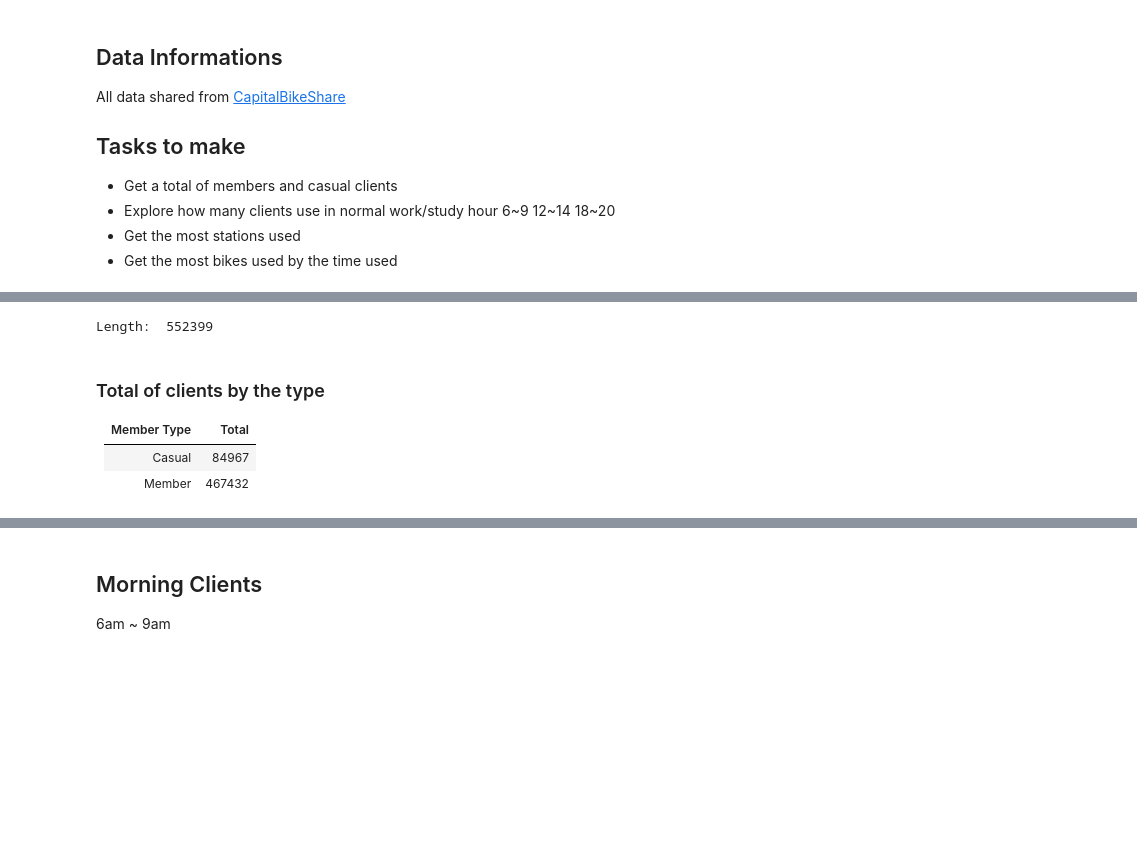
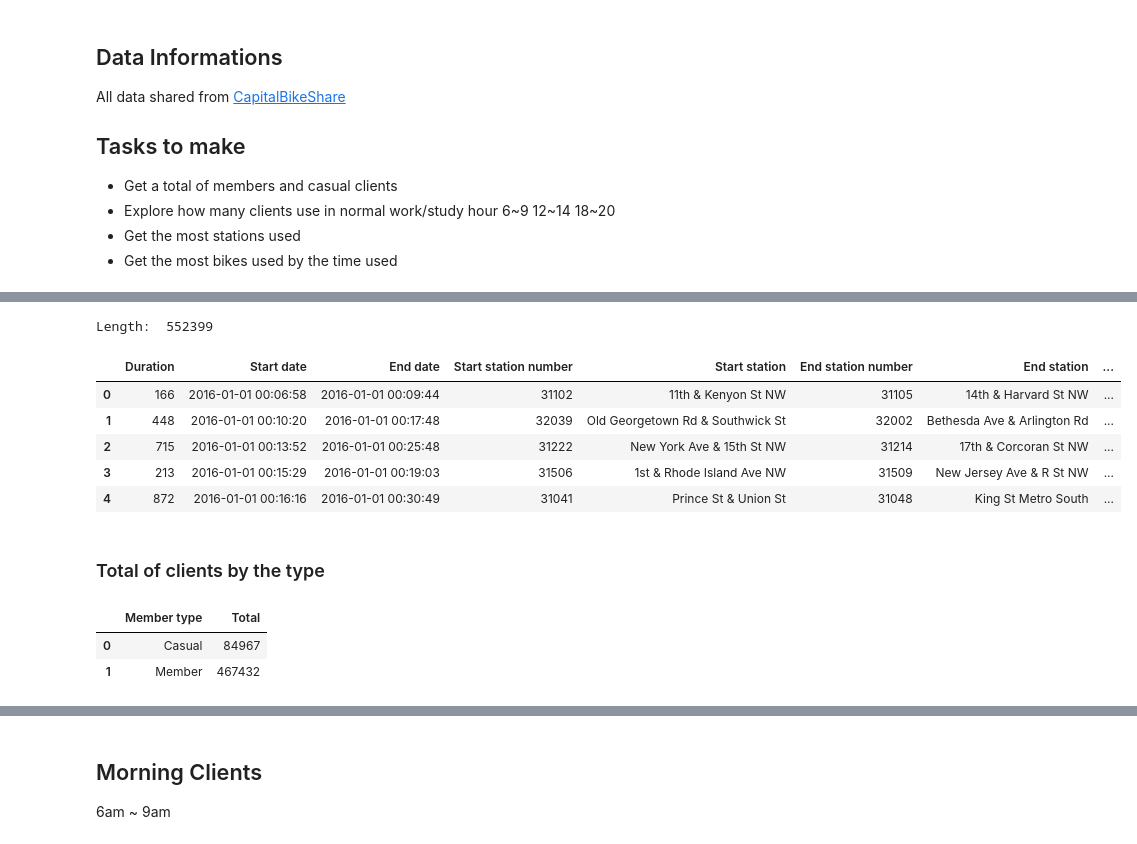
Before and after one commit to claupereirajr/datascience_study, a Jupyter notebook: aula10/Scripts - study bike sharing.ipynb, the cells around one changed output, grey strips where cells are left out. Drawn from its saved outputs; the diff is of its cells as text; code cells hidden in the pictures; blank space fills up the shorter version.

```diff
--- a/aula10/Scripts - study bike sharing.ipynb
+++ b/aula10/Scripts - study bike sharing.ipynb
@@ -31,20 +46,25 @@ Length:  552399
 # %%
 dataframe_tripdata = dataframe_tripdata_raw.copy()
 print('Length: ',len(dataframe_tripdata))
-#dataframe_tripdata.head()
+dataframe_tripdata.head()
 # %% [output]
 Length:  552399
+|  | Duration | Start date | End date | Start station number | Start station | End station number | End station | ... |
+| 0 | 166 | 2016-01-01 00:06:58 | 2016-01-01 00:09:44 | 31102 | 11th & Kenyon St NW | 31105 | 14th & Harvard St NW | ... |
+| 1 | 448 | 2016-01-01 00:10:20 | 2016-01-01 00:17:48 | 32039 | Old Georgetown Rd & Southwick St | 32002 | Bethesda Ave & Arlington Rd | ... |
+| 2 | 715 | 2016-01-01 00:13:52 | 2016-01-01 00:25:48 | 31222 | New York Ave & 15th St NW | 31214 | 17th & Corcoran St NW | ... |
+| 3 | 213 | 2016-01-01 00:15:29 | 2016-01-01 00:19:03 | 31506 | 1st & Rhode Island Ave NW | 31509 | New Jersey Ave & R St NW | ... |
+| 4 | 872 | 2016-01-01 00:16:16 | 2016-01-01 00:30:49 | 31041 | Prince St & Union St | 31048 | King St Metro South | ... |
+# %% [markdown]
+### Total of clients by the type
 # %%
 dataframe_membertype = dataframe_tripdata.groupby('Member type')['Duration'].count().reset_index()
 dataframe_membertype.rename(columns={'Duration':'Total'}, inplace=True)
-#dataframe_membertype.head()
+dataframe_membertype.head()
+# %% [output]
+|  | Member type | Total |
+| 0 | Casual | 84967 |
+| 1 | Member | 467432 |
-# %% [markdown]
-### Total of clients by the type
-
-| Member Type	| Total |
-|----|----|
-| Casual	| 84967 |
-| Member	| 467432 |
 # %%
 dataframe_casualclients = dataframe_tripdata[dataframe_tripdata['Member type'] == 'Casual']
 print('Length: ',len(dataframe_casualclients))
```
Also changed, not shown: parts of 12 cells of this notebook.
